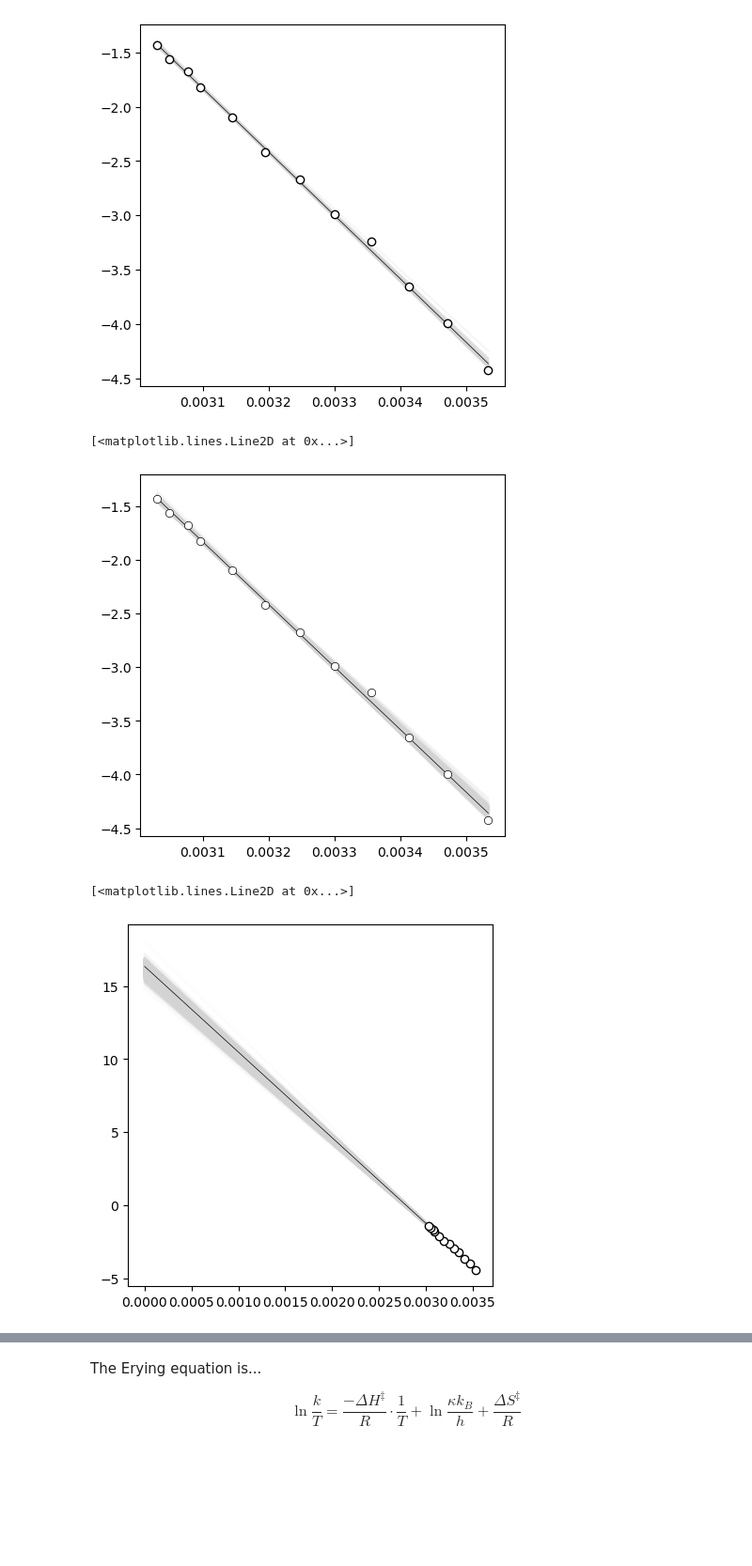
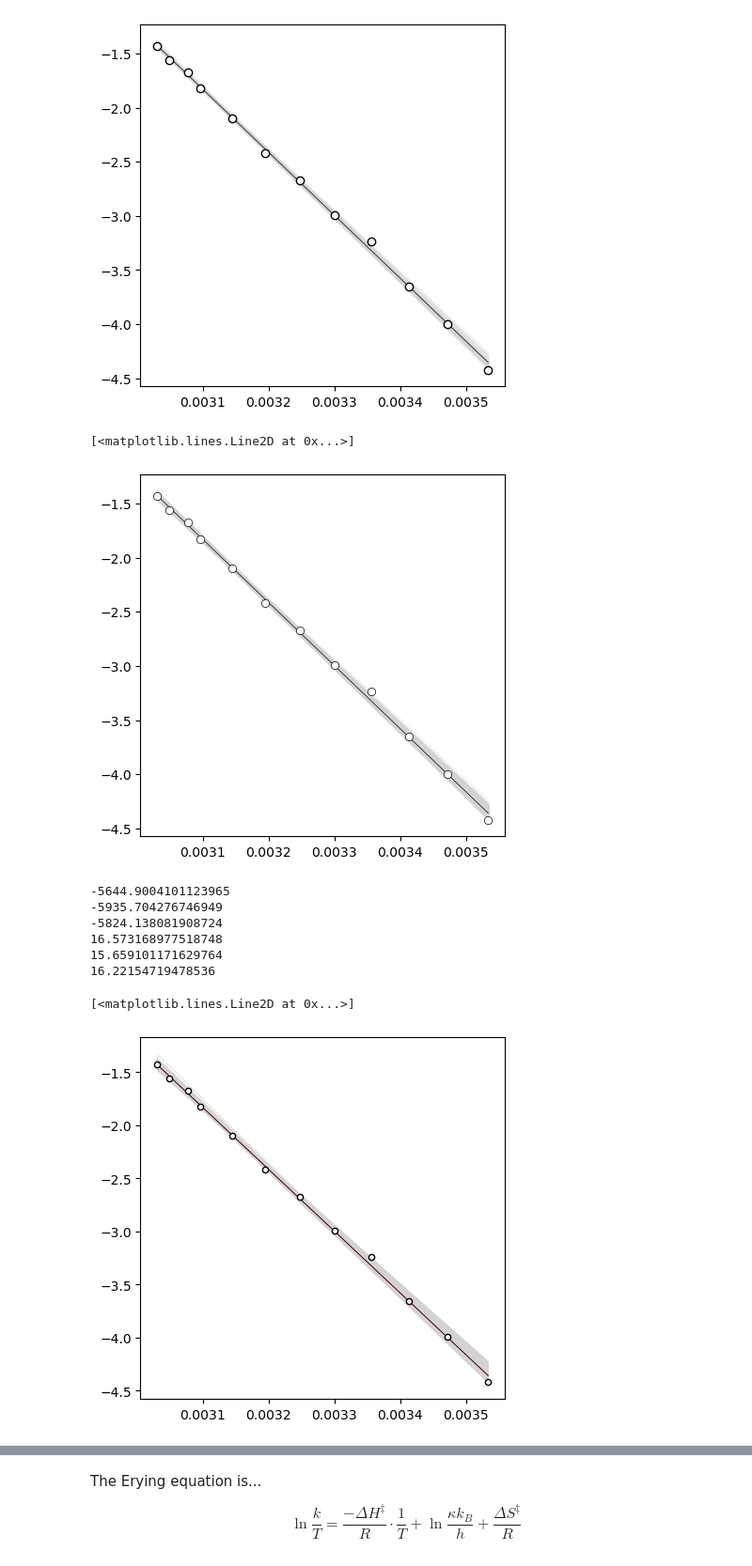
Before and after one commit to blinkletter/StealThisCode, a Jupyter notebook: 5_Erying/5_Erying_Plots.ipynb, the cells around one changed output, grey strips where cells are left out. Shown: that part at 94% size. Drawn from its saved outputs; the diff is of its cells as text; code cells hidden in the pictures; blank space fills up the shorter version.

```diff
--- a/5_Erying/5_Erying_Plots.ipynb
+++ b/5_Erying/5_Erying_Plots.ipynb
@@ -57,7 +57,7 @@ github_location_styles = "./"
 
 datafile = "data/EryingData1.csv"   # change this file for new data
 #datafile = "data/EryingData2.csv"
-datafile = "data/EryingDataC1.csv"  # see bottom of notebook for more info
+#datafile = "data/EryingDataC1.csv"  # see bottom of notebook for more info
 # %%
 ### Inspect the data file
 
@@ -130,7 +130,7 @@ def linear(x, slope, intercept):
     return slope * x + intercept
 
 popt,pcov = curve_fit(linear, x, y,
-                       sigma = y_err, absolute_sigma=False  # Include st_devs for y data in calculations
+          #             sigma = y_err, absolute_sigma=False  # Include st_devs for y data in calculations
                      )
 
 [slope,intercept] = popt
@@ -358,60 +358,87 @@ lr.fit(X, y)
 plt.plot(x, lr.predict(X), color='black', linewidth=0.5, zorder=4)
 # %% [output]
 [<matplotlib.lines.Line2D at 0x...>]
-[figure, old version]
+[figure, new version]
 # %%
+## THIS IS MY VERSION
 ## Adapted from code found in https://stats.stackexchange.com/questions/183230/bootstrapping-confidence-interval-from-a-regression-prediction
 
-xa = np.array(x)    # I plan to use some numpy fiunctions on these data series so converts from
+xa = np.array(x)    # I plan to use some numpy functions on these data series so converts from
 y = np.array(y)    # Pandas series to NumPy array
 
 def linear(x, slope, intercept):
     return slope * x + intercept
 
-# Create toy data
-#x = np.linspace(0, 10, 20)
-#y = x + (np.random.rand(len(x)) * 10)
+plt.figure(figsize=(5,5))
 
-# Extend x data to contain another row vector of 1s
-# X = np.vstack([x, np.ones(len(x))]).T
 
-plt.figure(figsize=(5,5))
+slope_list = []
+intercept_list = []
 for i in range(0, 2000):
+    xa = np.array(x)    # I plan to use some numpy functions on these data series so converts from
+
     sample_index = np.random.choice(range(0, len(y)), len(y))
 
     X_samples = xa[sample_index]
     y_samples = y[sample_index]
     y_err_samples = y_err[sample_index]
 
-#    lr = LinearRegression()
-#    lr.fit(X_samples, y_samples)
     popt,pcov = curve_fit(linear, X_samples, y_samples,
-                       sigma = y_err_samples, absolute_sigma=False  # Include st_devs for y data in calculations
+              #         sigma = y_err_samples, absolute_sigma=False  # Include st_devs for y data in calculations
                      )
     [slope,intercept] = popt
+    slope_list.append(slope)
+    intercept_list.append(intercept)
 
+#    xa = np.insert(xa,0,0)   # insert zero into first position of x data so line fit starts from zero
 
+    plt.plot(xa, linear(xa, slope, intercept), color='lightgrey', linewidth = 0.5, alpha=1, zorder=1)
 
-#    plt.plot(x, lr.predict(X), color='lightgrey', alpha=0.2, zorder=1)
-    xi = np.insert(xa,0,0)   # insert zero into first position of x data so line fit starts from zero
-
-    plt.plot(xi, linear(xi, slope, intercept), color='lightgrey', alpha=0.05, zorder=1)
-
+xa = np.array(x)    # I plan to use some numpy functions on these data series so converts from
 
 popt,pcov = curve_fit(linear, xa, y,
-                       sigma = y_err, absolute_sigma=False  # Include st_devs for y data in calculations
+           #            sigma = y_err, absolute_sigma=False  # Include st_devs for y data in calculations
                      )
 
 [slope,intercept] = popt
 perr = np.sqrt(np.diag(pcov))
 
-plt.scatter(xa,y, marker='o', color='white', edgecolor='black', zorder=5)
 
-xi = np.insert(xa,0,0)   # insert zero into first position of x data so line fit starts from zero
-plt.plot(xi, linear(xi, slope, intercept), color='black', linewidth = 0.5, zorder=4)
+plt.scatter(x,y, marker='o', color='white', s = 20, edgecolor='black', zorder=5)
+
+
+conf = 95
+low_p = 50 - conf/2
+high_p = 50 + conf/2
+
+top_slope = np.percentile(slope_list, high_p)
+bot_slope = np.percentile(slope_list, low_p)
+median_slope = np.percentile(slope_list, 50)
+
+print(top_slope)
+print(bot_slope)
+print(median_slope)
+
+top_intercept = np.percentile(intercept_list, high_p)
+bot_intercept = np.percentile(intercept_list, low_p)
+median_intercept = np.percentile(intercept_list, 50)
+
+print(top_intercept)
+print(bot_intercept)
+print(median_intercept)
+
+#xa = np.insert(xa,0,0)   # insert zero into first position of x data so line fit starts from zero
+plt.plot(xa, linear(xa, slope, intercept), color='red', linewidth = 0.5, zorder=4)
+plt.plot(xa, linear(xa, median_slope, median_intercept), color='black', linewidth = 0.5, zorder=4)
 # %% [output]
-[<matplotlib.lines.Line2D at 0x...>]
+-5644.9004101123965
+-5935.704276746949
+-5824.138081908724
+16.573168977518748
+15.659101171629764
+16.22154719478536
+[<matplotlib.lines.Line2D at 0x...>]
-[figure, old version]
+[figure, new version]
 # %%
 Temp = 325
 R = scipy.constants.R
```
Also changed, not shown: parts of 2 cells of this notebook, 12 other files.
